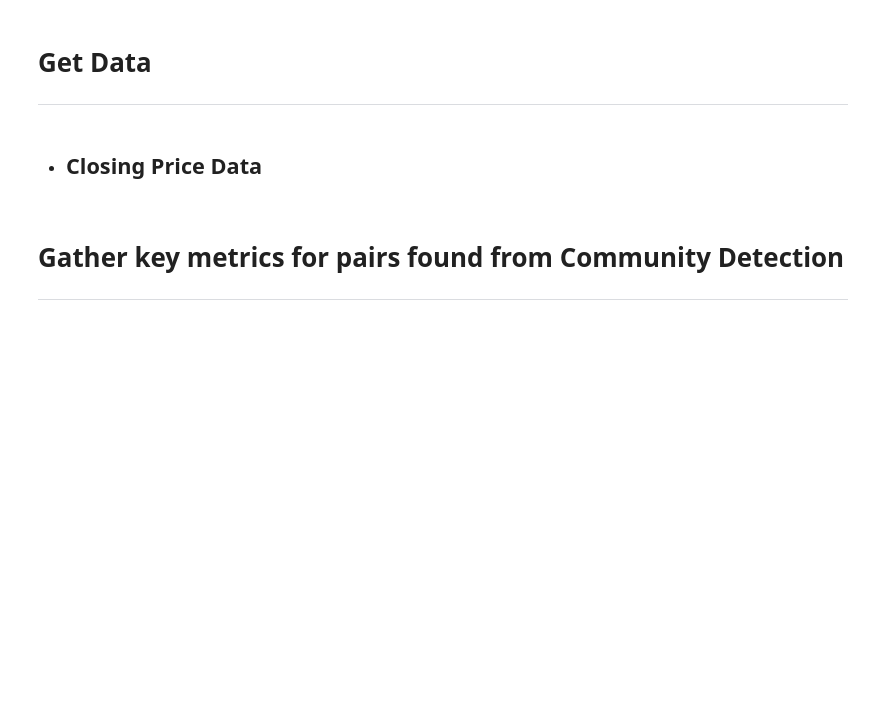
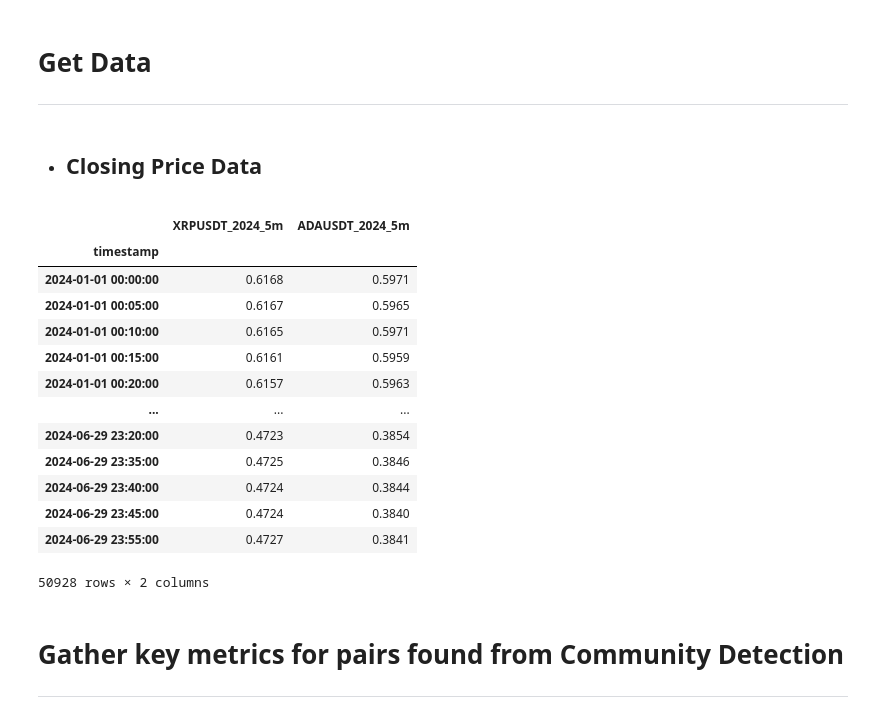
Before and after one commit to alexandrosdp/PairsTrading, a Jupyter notebook: main.ipynb, the cells around one changed output. Saved outputs shown, nothing was run; the diff lists cells and outputs as text; code cells hidden in the pictures; blank space fills up the shorter version.

```diff
--- a/main.ipynb
+++ b/main.ipynb
@@ -62,3 +62,20 @@ prices = pd.read_csv('tardis_data/final_in_sample_dataset/final_in_sample_datase
+# %%
+prices
+# %% [output]
+|  | XRPUSDT_2024_5m | ADAUSDT_2024_5m |
+| timestamp |  |  |
+| 2024-01-01 00:00:00 | 0.6168 | 0.5971 |
+| 2024-01-01 00:05:00 | 0.6167 | 0.5965 |
+| 2024-01-01 00:10:00 | 0.6165 | 0.5971 |
+| 2024-01-01 00:15:00 | 0.6161 | 0.5959 |
+| 2024-01-01 00:20:00 | 0.6157 | 0.5963 |
+| ... | ... | ... |
+| 2024-06-29 23:20:00 | 0.4723 | 0.3854 |
+| 2024-06-29 23:35:00 | 0.4725 | 0.3846 |
+| 2024-06-29 23:40:00 | 0.4724 | 0.3844 |
+| 2024-06-29 23:45:00 | 0.4724 | 0.3840 |
+| 2024-06-29 23:55:00 | 0.4727 | 0.3841 |
+50928 rows × 2 columns
 # %%
 #Filter prices to only include first 6 months of 2024
 #prices = prices.loc['2024-01-01':'2024-06-29']
```
Also changed, not shown: parts of 17 cells of this notebook, 9 other files.
